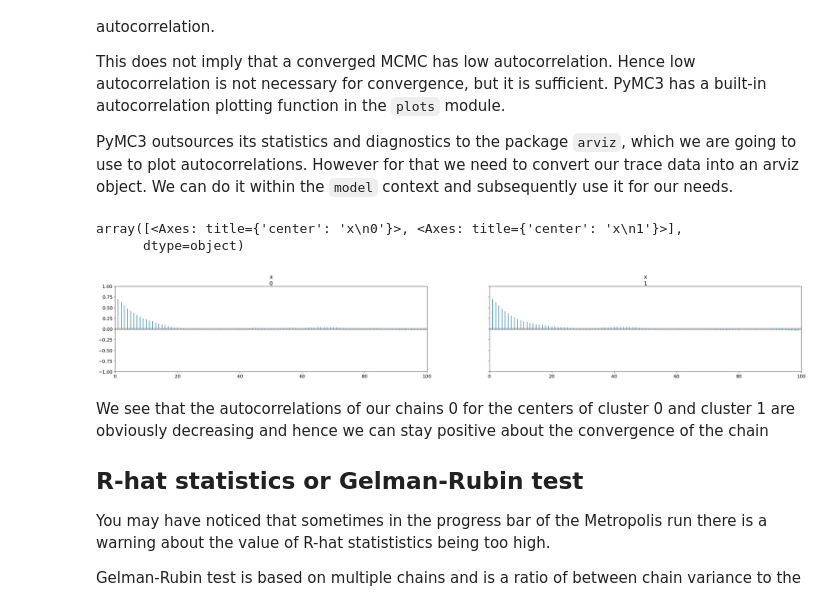
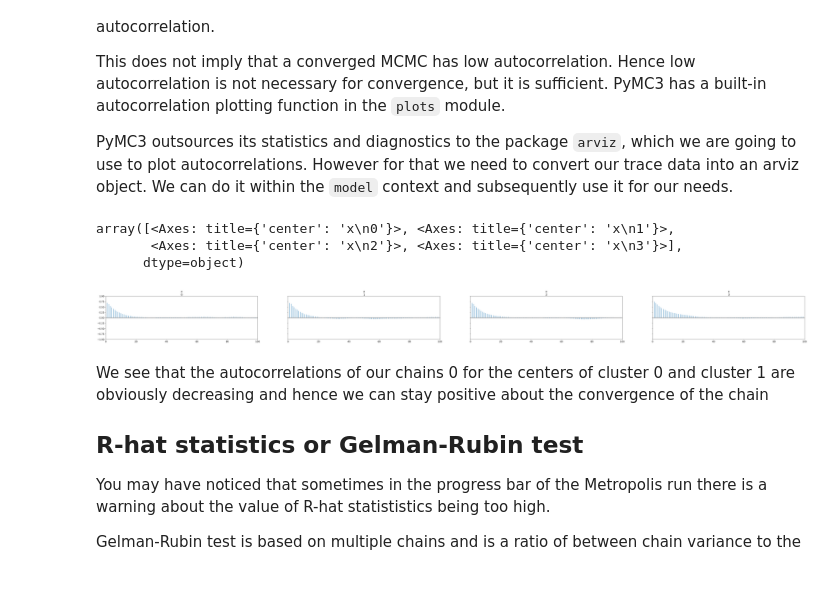
Before and after one commit to jorobledo/blcourse_test, a Jupyter notebook: BLcourse2/Lecture2_comp_pymc.ipynb, the cells around one changed output. Cells and saved outputs as stored; diff of their text form; code cells hidden in the pictures.

```diff
--- a/BLcourse2/Lecture2_comp_pymc.ipynb
+++ b/BLcourse2/Lecture2_comp_pymc.ipynb
@@ -401,13 +405,15 @@ Please also notice the parameter `chains` of `sample()`. According to the API do
 # %%
 pytensor.config.compute_test_value = 'off'
 it1=10000
+import multiprocessing as mp
+#ctx_in_main = mp.get_context('forkserver')
 with model:
     # We use the CategoricalGibbsMetropolis, and return_inferencedata=False here for compatibility.
     step1 = pm.Metropolis(vars=[p1,sds, centers],proposal_dist=pm.NormalProposal)
     step2 = pm.CategoricalGibbsMetropolis(vars=[assignment])
-    trace1 = pm.sample(10000, step=[step1, step2],return_inferencedata=False,tune=1000,chains=1)
+    trace1 = pm.sample(10000, step=[step1, step2],return_inferencedata=False,tune=1000,chains=4)
 
     # Use the default NUTS for sampling, and we return the Arviz InferenceData
     step3 = pm.CategoricalGibbsMetropolis(vars=[assignment])
-    trace2 = pm.sample(10000, step=[step3],tune=1000,chains=1)
+    trace2 = pm.sample(10000, step=[step3],tune=1000,chains=4)
 # %% [output]
@@ -476,5 +489,5 @@ We will sample the MCMC fifty thousand more times and visualize the progress bel
 # %%
 it2=20000
 with model:
-    trace3 = pm.sample(it2, step=[step3],tune=1000,chains=2)
+    trace3 = pm.sample(it2, step=[step3],tune=1000,chains=4)
 # %% [output]
@@ -686,15 +695,16 @@ PyMC3 outsources its statistics and diagnostics to the package `arviz`, which we
 # %%
 import arviz as az
 # with model:
 #     idata_pymc3 = az.from_pymc3(
 #         trace
 #         )
 
-az.plot_autocorr(trace3.posterior.centers.data[:,12500:,0]) #use chain 0
+az.plot_autocorr(trace3.posterior.centers.data[:,10000:,0]) #use chain 0
 # %% [output]
-array([<Axes: title={'center': 'x\n0'}>, <Axes: title={'center': 'x\n1'}>],
+array([<Axes: title={'center': 'x\n0'}>, <Axes: title={'center': 'x\n1'}>,
+       <Axes: title={'center': 'x\n2'}>, <Axes: title={'center': 'x\n3'}>],
       dtype=object)
-[figure, old version]
+[figure, new version]
 # %% [markdown]
 We see that the autocorrelations of our chains 0 for the centers of cluster 0 and cluster 1 are obviously decreasing and hence we can stay positive about the convergence of the chain
 
```
Also changed, not shown: parts of 19 cells of this notebook.
